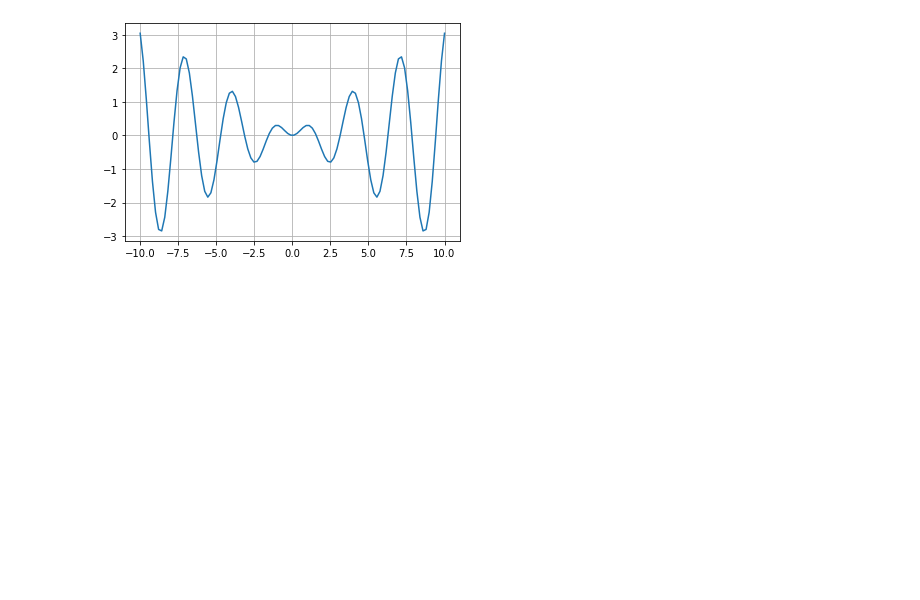
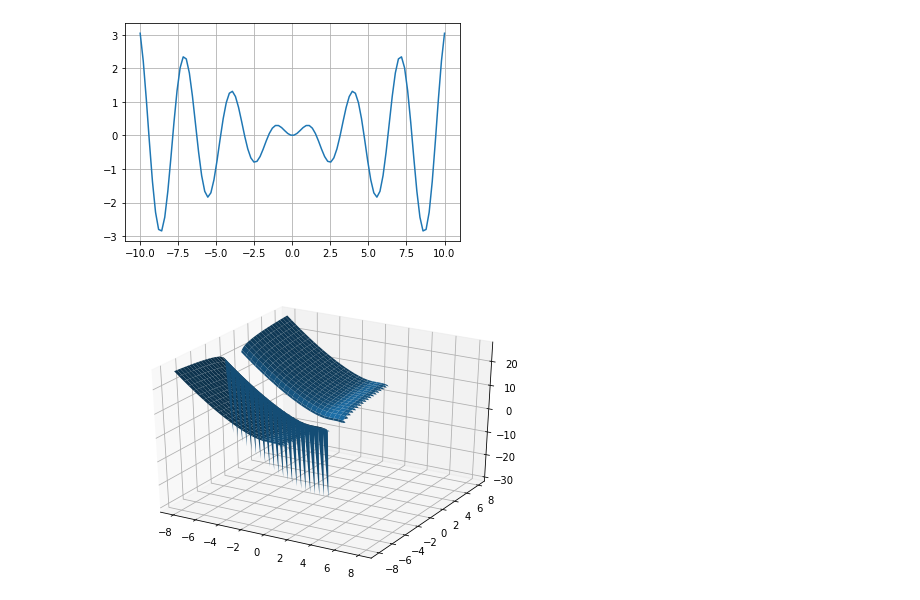
Before and after one commit to alex-kalinichenko/misc, a Jupyter notebook: notebooks/graph.ipynb, the cells around one changed output. Saved outputs shown, nothing was run; the diff lists cells and outputs as text; code cells hidden in the pictures; blank space fills up the shorter version.

```diff
--- a/notebooks/graph.ipynb
+++ b/notebooks/graph.ipynb
@@ -62,3 +62,20 @@ plt.grid(True)
 # xlim(-2,2)
 # %% [output]
 [figure]
+# %%
+import numpy as np
+import matplotlib.pyplot as plt
+import scipy
+import scipy.linalg
+from pylab import *
+from mpl_toolkits.mplot3d import Axes3D
+
+fig = figure()
+ax = Axes3D(fig)
+x = np.arange(-8, 8, 0.1)
+y = np.arange(-8, 8, 0.1)
+x, y = np.meshgrid(x, y)
+
+ax.plot_surface(x, y, (1 - x**3)**(1/2) + np.log(y**2 - 1));
+# %% [output]
+[figure, added]
```
Also changed, not shown: parts of 2 cells of this notebook, 3 other files.
